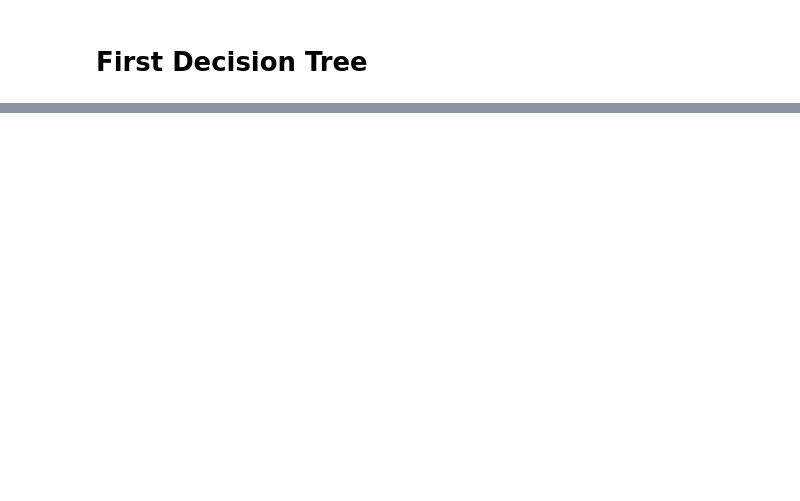
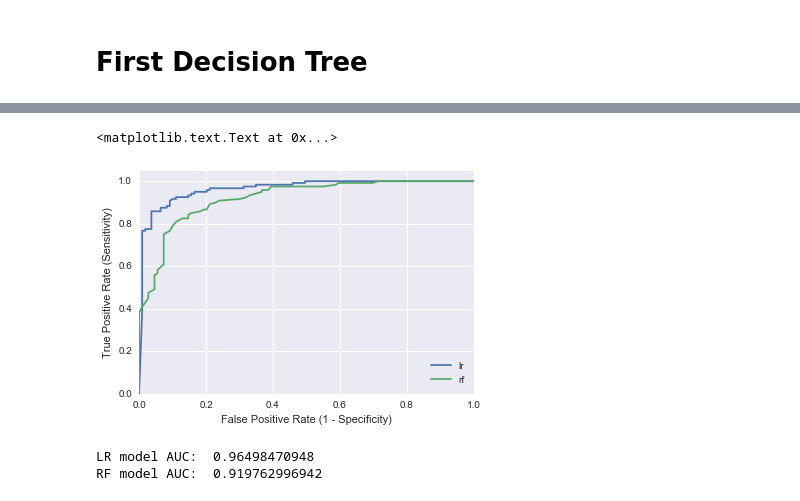
Before and after one commit to caromedellin/Python-notes, a Jupyter notebook: exploratory-data-analysis/Final Project.ipynb, the cells around one changed output, grey strips where cells are left out. Cells and saved outputs as stored; diff of their text form; code cells hidden in the pictures; blank space fills up the shorter version.

```diff
--- a/exploratory-data-analysis/Final Project.ipynb
+++ b/exploratory-data-analysis/Final Project.ipynb
@@ -368,0 +754,15 @@ features.head()
+# %%
+#lr probabilities per category for first five samples
+predicted_probs_lr = lr.predict_proba(X_test).round(3)
+predictions_lr = lr.predict(X_test)
+
+print "Logistic Regression predicted probabilities for first five samples in test set:\n",predicted_probs_lr[:5]
+print "Logistic Regression predictions for first five samples in test set:\n",predictions_lr[:5]
+y_test_lr_df = pd.DataFrame(
+    np.concatenate((
+        predicted_probs_lr,predictions_lr.reshape((predictions_lr.shape[0],-1)),
+        y_test.reshape((y_test.shape[0],-1))),axis=1
+    ),
+    columns = ["class_0","class_1","predicted","actual"])
+
+y_test_lr_df.head()
@@ -368,0 +802,15 @@ features.head()
+# %%
+rf = RandomForestClassifier(n_estimators=100)
+rf.fit(X_train,y_train)
+
+predicted_probs_rf = rf.predict_proba(X_test)
+predictions_rf = rf.predict(X_test)
+
+y_test_rf_df = pd.DataFrame(
+    np.concatenate((
+        predicted_probs_rf,predictions_rf.reshape((predictions_rf.shape[0],-1)),
+        y_test.reshape((y_test.shape[0],-1))),axis=1
+    ),
+    columns = ["class_0","class_1","predicted","actual"])
+
+y_test_rf_df.head()
@@ -368,0 +824,25 @@ features.head()
+# %%
+#generate lr model false positive and true positive rates
+fpr_lr, tpr_lr, thresholds_lr = metrics.roc_curve(y_test, predicted_probs_lr[:,1])
+
+#generate same for random forest model
+fpr_rf, tpr_rf, thresholds_rf = metrics.roc_curve(y_test, predicted_probs_rf[:,1])
+
+# plot LR and RF model ROC curves
+sns.plt.plot(fpr_lr, tpr_lr,label="lr")
+sns.plt.plot(fpr_rf, tpr_rf,label="rf")
+sns.plt.xlim([0, 1])
+sns.plt.ylim([0, 1.05])
+sns.plt.legend(loc="lower right")
+sns.plt.xlabel('False Positive Rate (1 - Specificity)')
+sns.plt.ylabel('True Positive Rate (Sensitivity)')
+# %% [output]
+<matplotlib.text.Text at 0x...>
+[figure, added]
+# %%
+# calculate AUC for lr and rf
+print "LR model AUC: ",metrics.roc_auc_score(y_test, predicted_probs_lr[:,1])
+print "RF model AUC: ",metrics.roc_auc_score(y_test, predicted_probs_rf[:,1])
+# %% [output]
+LR model AUC:  0.96498470948
+RF model AUC:  0.919762996942
```
Also changed, not shown: parts of 75 cells of this notebook.
